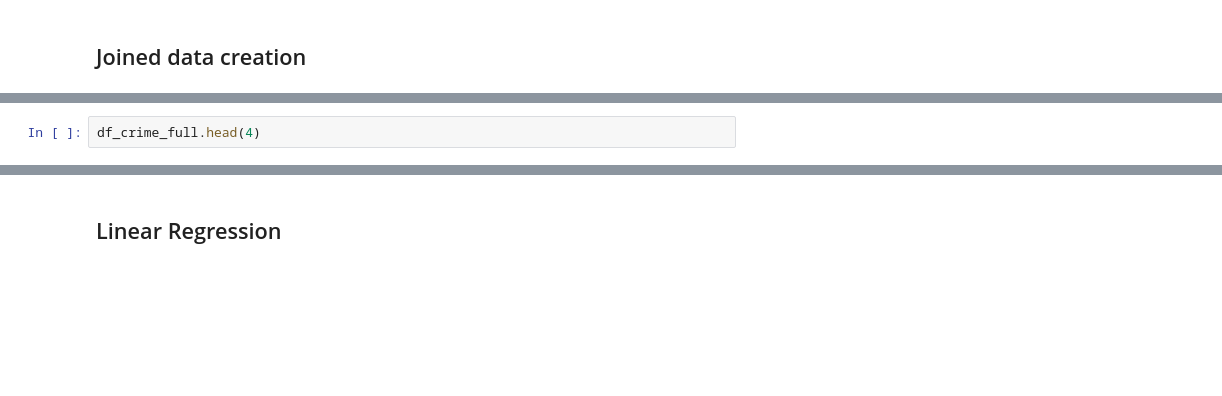
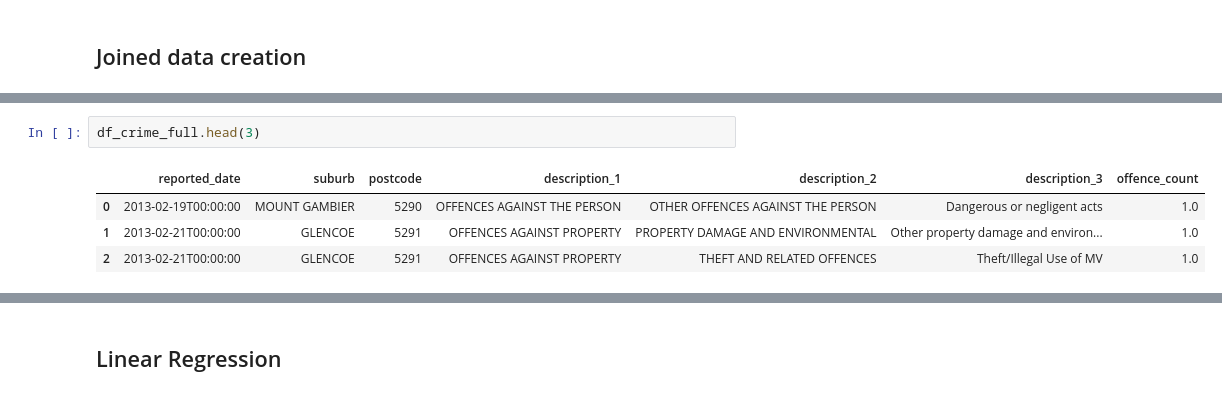
Before and after one commit to jeffphan8816/CloudDataScience, a Jupyter notebook: frontend/crime_vs_weather.ipynb, the cells around one changed output, grey strips where cells are left out. Drawn from its saved outputs; the diff is of its cells as text; blank space fills up the shorter version.

```diff
--- a/frontend/crime_vs_weather.ipynb
+++ b/frontend/crime_vs_weather.ipynb
@@ -68,5 +86,10 @@ df_crime_full = get_stream_to_pd(api='crime', station_id='95003', size=8000, rad
 # %%
-df_crime_full.head(4)
+df_crime_full.head(3)
+# %% [output]
+|  | reported_date | suburb | postcode | description_1 | description_2 | description_3 | offence_count |
+| 0 | 2013-02-19T00:00:00 | MOUNT GAMBIER | 5290 | OFFENCES AGAINST THE PERSON | OTHER OFFENCES AGAINST THE PERSON | Dangerous or negligent acts | 1.0 |
+| 1 | 2013-02-21T00:00:00 | GLENCOE | 5291 | OFFENCES AGAINST PROPERTY | PROPERTY DAMAGE AND ENVIRONMENTAL | Other property damage and environ... | 1.0 |
+| 2 | 2013-02-21T00:00:00 | GLENCOE | 5291 | OFFENCES AGAINST PROPERTY | THEFT AND RELATED OFFENCES | Theft/Illegal Use of MV | 1.0 |
 # %%
 df_crime = df_crime_full.groupby(['reported_date', 'description_1'])['offence_count'].sum().reset_index()
 
```
Also changed, not shown: parts of 20 cells of this notebook, 1 other file.
